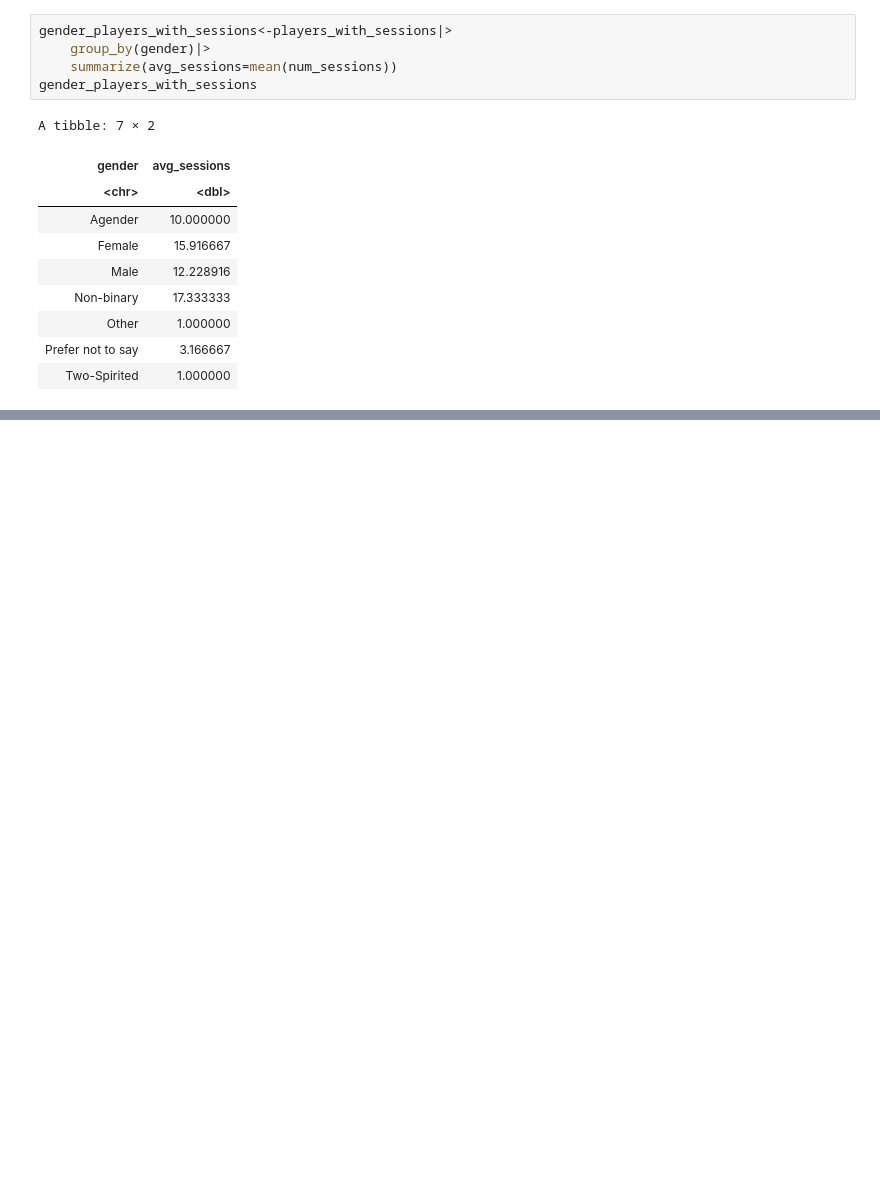
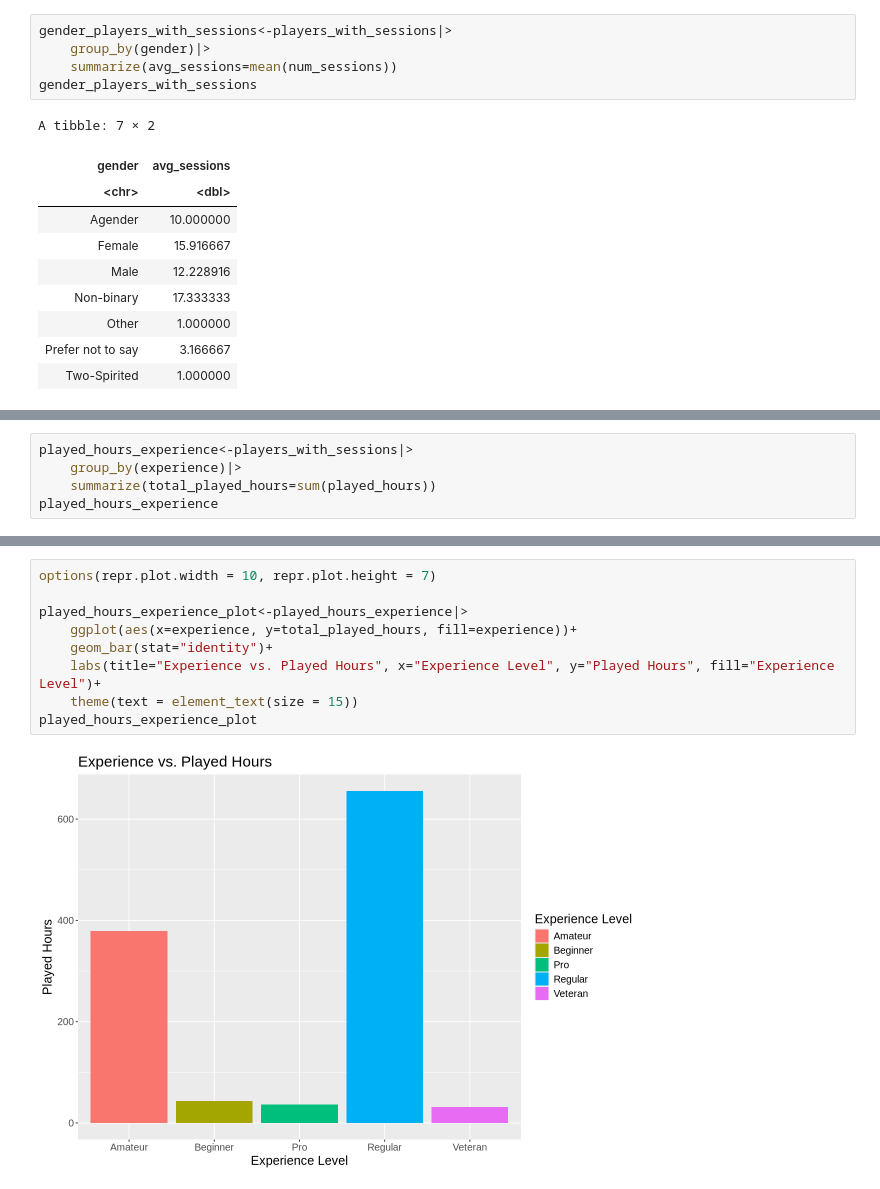
Before and after one commit to evangelinec/DSCI_final_project, a Jupyter notebook: final_project_work.ipynb, the cells around one changed output, grey strips where cells are left out. Saved outputs shown, nothing was run; the diff lists cells and outputs as text; blank space fills up the shorter version.

```diff
--- a/final_project_work.ipynb
+++ b/final_project_work.ipynb
@@ -235,0 +249,5 @@ gender_players_with_sessions_plot
+# %%
+played_hours_experience<-players_with_sessions|>
+    group_by(experience)|>
+    summarize(total_played_hours=sum(played_hours))
+played_hours_experience
@@ -235,0 +263,11 @@ gender_players_with_sessions_plot
+# %%
+options(repr.plot.width = 10, repr.plot.height = 7)
+
+played_hours_experience_plot<-played_hours_experience|>
+    ggplot(aes(x=experience, y=total_played_hours, fill=experience))+
+    geom_bar(stat="identity")+
+    labs(title="Experience vs. Played Hours", x="Experience Level", y="Played Hours", fill="Experience Level")+
+    theme(text = element_text(size = 15))
+played_hours_experience_plot
+# %% [output]
+[figure, added]
```
Also changed, not shown: parts of 11 cells of this notebook.
